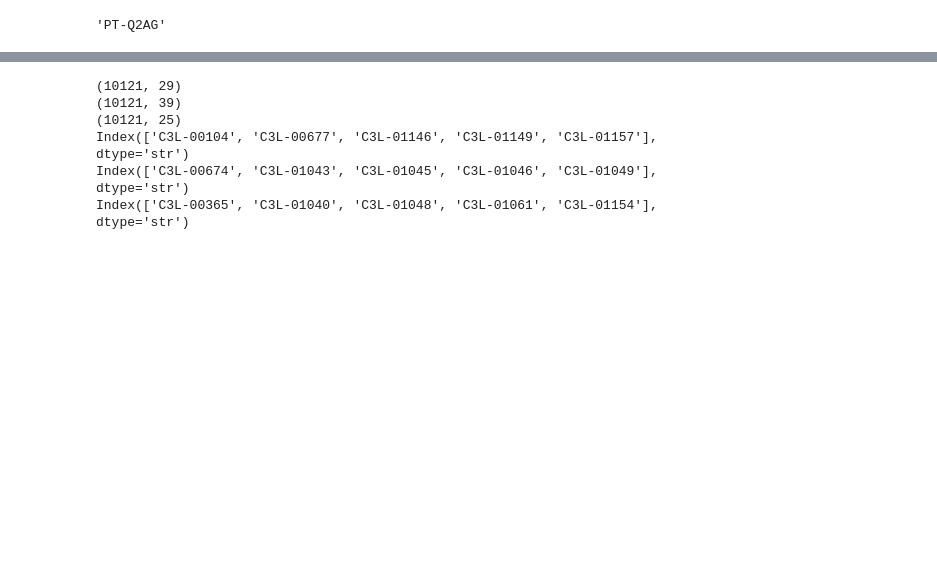
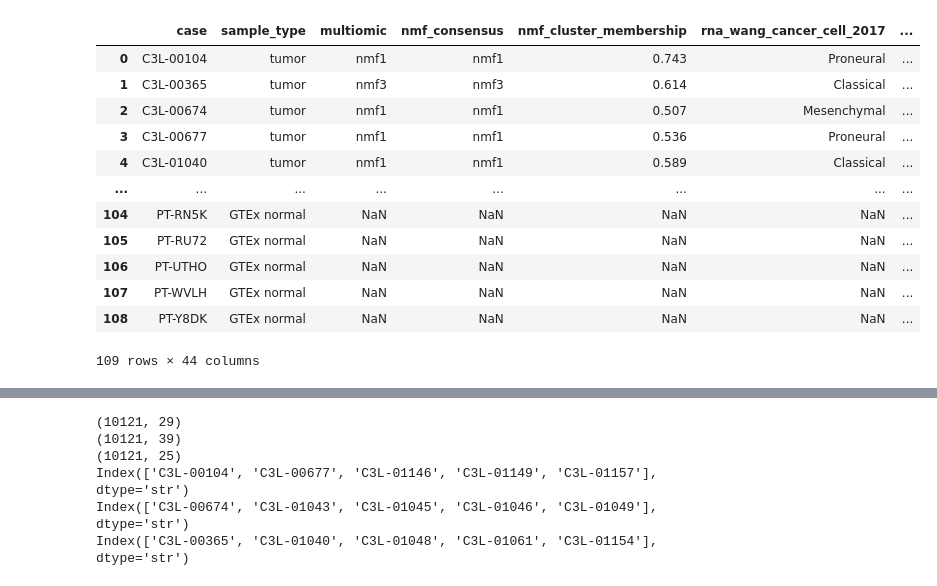
Before and after one commit to namtu06/BIO_RA, a Jupyter notebook: notebooks/02_CPTACrnaanalysis.ipynb, the cells around one changed output, grey strips where cells are left out. Drawn from its saved outputs; the diff is of its cells as text; code cells hidden in the pictures; blank space fills up the shorter version.

```diff
--- a/notebooks/02_CPTACrnaanalysis.ipynb
+++ b/notebooks/02_CPTACrnaanalysis.ipynb
@@ -1,18 +1,32 @@
 # %%
 import pandas as pd
 import numpy as np
 
 meta = pd.read_csv("../data/raw/proteomic/all_subtypes.v5.1.tsv",sep = '\t')
 meta['rna_wang_cancer_cell_2017'].unique()
 tumor_id = meta[meta["sample_type"] == "tumor"]["case"].tolist()
 proneural_id = meta[meta['rna_wang_cancer_cell_2017'] == 'Proneural']['case'].tolist()
 mesenchymal_id = meta[meta['rna_wang_cancer_cell_2017'] == 'Mesenchymal']['case'].tolist()
 classical_id = meta[meta['rna_wang_cancer_cell_2017'] == 'Classical']['case'].tolist()
 idh_id = meta[meta['rna_wang_cancer_cell_2017'] == 'IDH mutant']['case'].tolist()
 normal_id = meta[meta["sample_type"] == "GTEx normal"]["case"].tolist()
 normal_id.pop(2)
+
+meta
 # %% [output]
+|  | case | sample_type | multiomic | nmf_consensus | nmf_cluster_membership | rna_wang_cancer_cell_2017 | ... |
+| 0 | C3L-00104 | tumor | nmf1 | nmf1 | 0.743 | Proneural | ... |
+| 1 | C3L-00365 | tumor | nmf3 | nmf3 | 0.614 | Classical | ... |
+| 2 | C3L-00674 | tumor | nmf1 | nmf1 | 0.507 | Mesenchymal | ... |
+| 3 | C3L-00677 | tumor | nmf1 | nmf1 | 0.536 | Proneural | ... |
+| 4 | C3L-01040 | tumor | nmf1 | nmf1 | 0.589 | Classical | ... |
+| ... | ... | ... | ... | ... | ... | ... | ... |
+| 104 | PT-RN5K | GTEx normal | NaN | NaN | NaN | NaN | ... |
+| 105 | PT-RU72 | GTEx normal | NaN | NaN | NaN | NaN | ... |
+| 106 | PT-UTHO | GTEx normal | NaN | NaN | NaN | NaN | ... |
+| 107 | PT-WVLH | GTEx normal | NaN | NaN | NaN | NaN | ... |
+| 108 | PT-Y8DK | GTEx normal | NaN | NaN | NaN | NaN | ... |
-'PT-Q2AG'
+109 rows × 44 columns
 # %%
 
 rna = pd.read_csv(
```
Also changed, not shown: parts of 6 cells of this notebook, 6 other files.
